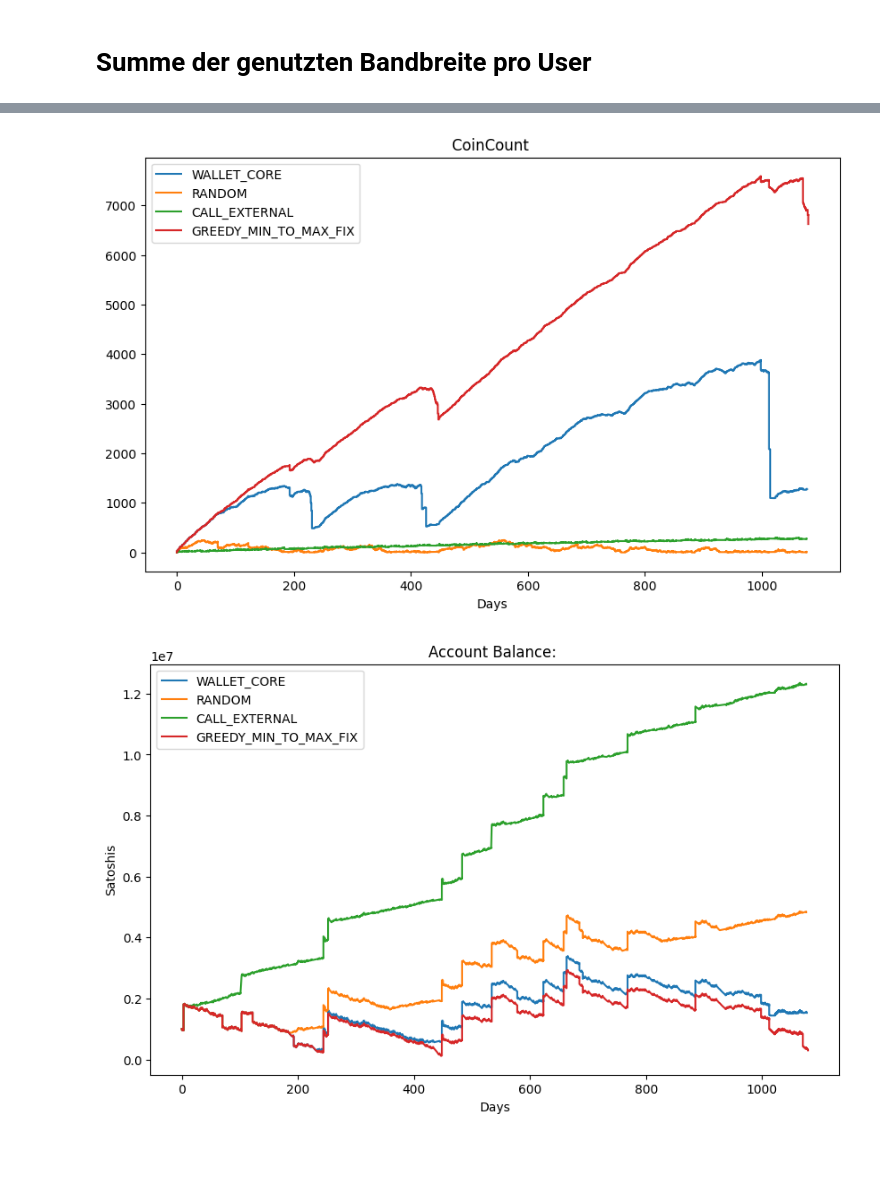
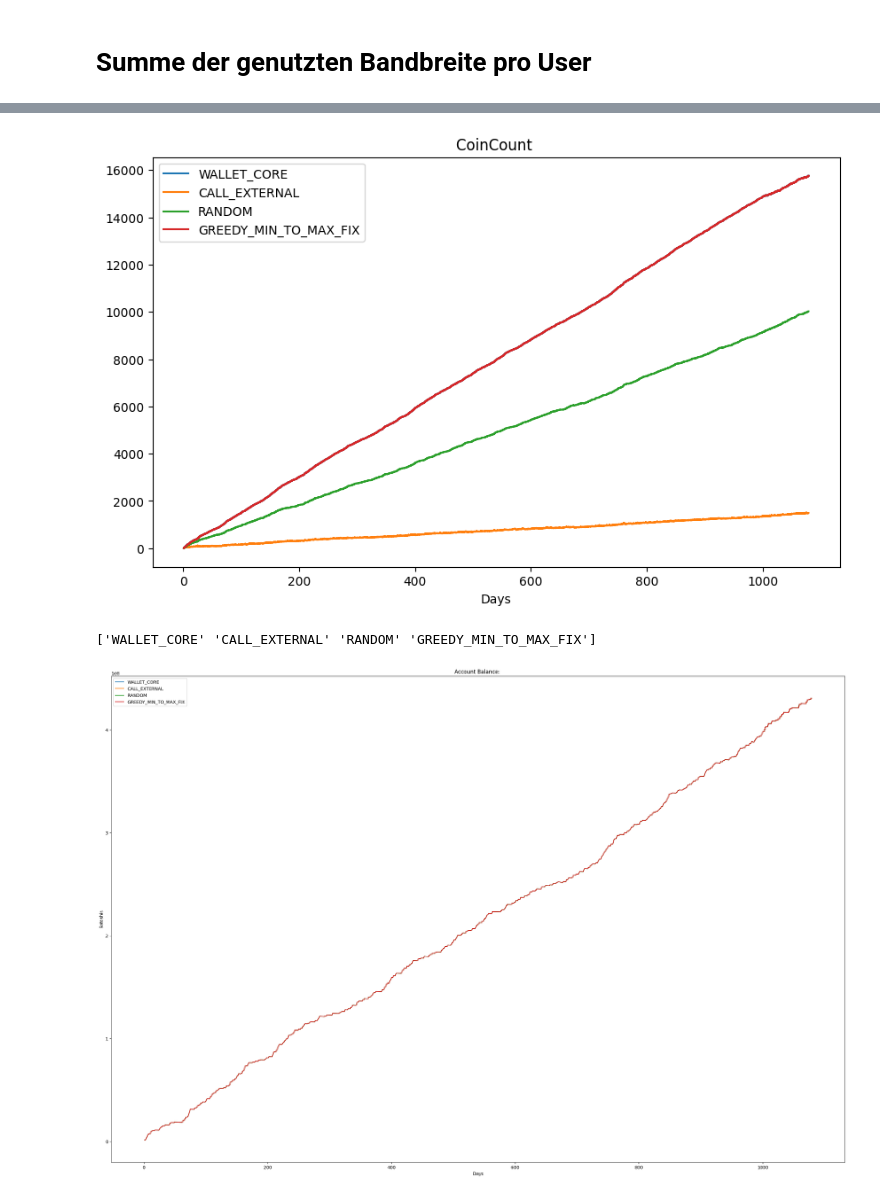
Before and after one commit to TheodorStraube/coin-selection-taler, a Jupyter notebook: coin-selection-analysis-master/new_nb.ipynb, the cells around one changed output, grey strips where cells are left out. Drawn from its saved outputs; the diff is of its cells as text; code cells hidden in the pictures; blank space fills up the shorter version.

```diff
--- a/coin-selection-analysis-master/new_nb.ipynb
+++ b/coin-selection-analysis-master/new_nb.ipynb
@@ -63,6 +63,7 @@ df = pd.DataFrame(all_data)
 #df = df[(df['Operation'] != 'DEPOSIT_REFRESH_OP') & (df['Amount'] > 0)] # removed "& (df['Amount'] < 500000)" here
 
 df['Days'] = df['Time']/3600/24
+df = df.loc[(df["UserType"] == "ARTIST")]
 
 n_user_types = df["UserType"].nunique()
 n_strats = df["Strategy"].nunique()
@@ -156,7 +166,7 @@ plt.show()
 # %% [markdown]
 # Fee Sum including Coins in Wallet
 # %%
-df["FeeSumWallet"] = df["CoinCount"].shift(-1) + df["CumulativeFee"]
+df["FeeSumWallet"] = df["CoinCount"] + df["CumulativeFee"]
 
 # Plotting setup
 fig, axes = plt.subplots(nrows=rows, ncols=cols, figsize=(10, 6))
@@ -255,17 +265,30 @@ for idx, (user_type, ax) in enumerate(zip(df["UserType"].unique(), axes if cols
 
 plt.show()
 # %% [output]
-[figure, old version]
+[figure, new version]
 # %%
+t_min, t_max = 0, 1300
+selected_strategy = "RANDOM"
+
+print(df["Strategy"].unique())
+
+time_limit = (df.index)
+
 # Plotting setup
-fig, axes = plt.subplots(nrows=rows, ncols=cols, figsize=(10, 6))
+fig, axes = plt.subplots(nrows=rows, ncols=cols, figsize=(30, 20))
 if (rows * cols > 1):
     axes = axes.ravel()
 
 for idx, (user_type, ax) in enumerate(zip(df["UserType"].unique(), axes if cols * rows > 1 else [axes])):
     for strategy in df["Strategy"].unique():
-        df.loc[(df["UserType"] == user_type) & (df["Strategy"] == strategy)].plot("Days", "Balance", xlabel="Days", ylabel="Satoshis", title="Account Balance: ", label=strategy, ax=ax)
+        df.loc[(df["UserType"] == user_type) & (df["Strategy"] == strategy)& (df["Days"] > t_min) & (df["Days"] < t_max)].plot("Days", "Balance", xlabel="Days", ylabel="Satoshis", title="Account Balance: ", label=strategy, ax=ax)
 plt.savefig("results/final_balance", bbox_inches='tight', dpi=300)
 plt.show()
+
+#print(df.loc[(df["Strategy"] == selected_strategy) & (df["Days"] > t_min) & (df["Days"] < t_max)]["SignAmount"].sum())
+#print(df.loc[(df["Strategy"] == "CALL_EXTERNAL") & (df["Days"] > t_min) & (df["Days"] < t_max)]["SignAmount"].sum())
+#print(df.loc[(df["Strategy"] == selected_strategy) & (df["Days"] > t_min) & (df["Days"] < t_max)][["Days", "Amount", "SignAmount", "Balance", "Operation"]][:100].to_string())
+#print(df.loc[(df["Strategy"] == "CALL_EXTERNAL") & (df["Days"] > t_min) & (df["Days"] < t_max)][["Days", "Amount", "SignAmount", "Balance", "Operation"]][:100].to_string())
 # %% [output]
+['WALLET_CORE' 'CALL_EXTERNAL' 'RANDOM' 'GREEDY_MIN_TO_MAX_FIX']
-[figure, old version]
+[figure, new version]
```
Also changed, not shown: parts of 7 cells of this notebook, 10 other files.
